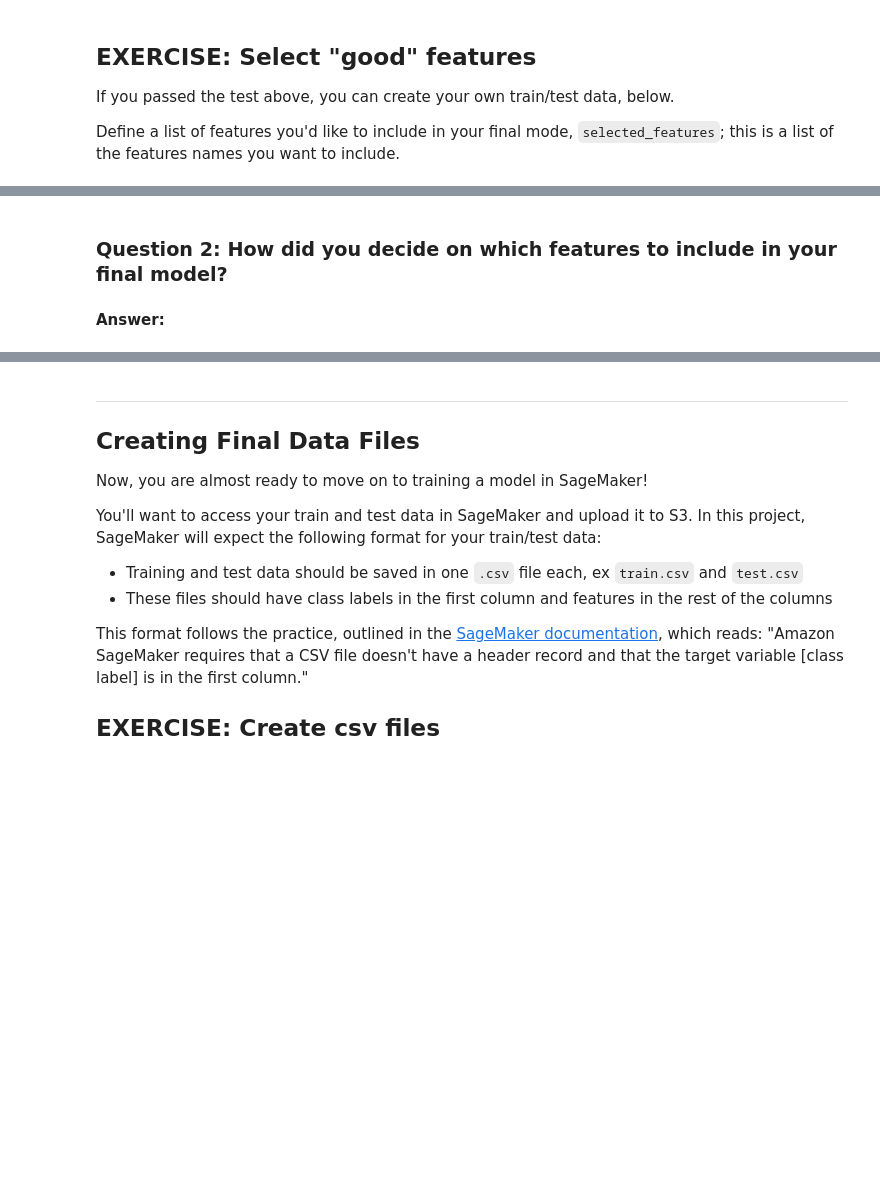
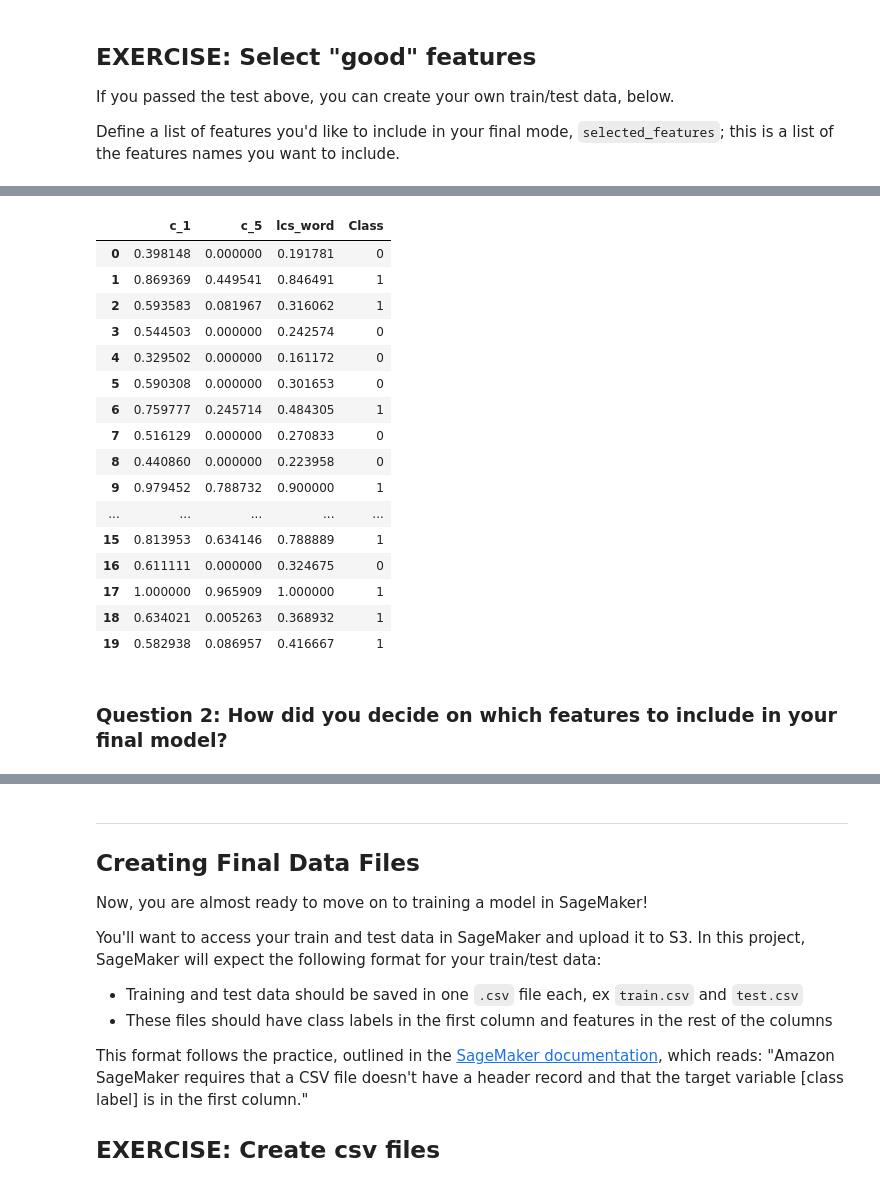
Before and after one commit to dbbrandt/project_plagiarism_detection_dbb, a Jupyter notebook: 2_Plagiarism_Feature_Engineering.ipynb, the cells around one changed output, grey strips where cells are left out. Drawn from its saved outputs; the diff is of its cells as text; code cells hidden in the pictures; blank space fills up the shorter version.

```diff
--- a/2_Plagiarism_Feature_Engineering.ipynb
+++ b/2_Plagiarism_Feature_Engineering.ipynb
@@ -888,4 +994,25 @@ print('Training df sample: \n', train_x[:10])
+# %%
+train_d = pd.DataFrame(train_x[:20])
+train_d['y'] = train_y[:20]
+train_d.columns=selected_features+['Class']
+train_d
+# %% [output]
+|  | c_1 | c_5 | lcs_word | Class |
+| 0 | 0.398148 | 0.000000 | 0.191781 | 0 |
+| 1 | 0.869369 | 0.449541 | 0.846491 | 1 |
+| 2 | 0.593583 | 0.081967 | 0.316062 | 1 |
+| 3 | 0.544503 | 0.000000 | 0.242574 | 0 |
+| 4 | 0.329502 | 0.000000 | 0.161172 | 0 |
+| 5 | 0.590308 | 0.000000 | 0.301653 | 0 |
+| 6 | 0.759777 | 0.245714 | 0.484305 | 1 |
+| 7 | 0.516129 | 0.000000 | 0.270833 | 0 |
+| 8 | 0.440860 | 0.000000 | 0.223958 | 0 |
+| 9 | 0.979452 | 0.788732 | 0.900000 | 1 |
+| ... | ... | ... | ... | ... |
+| 15 | 0.813953 | 0.634146 | 0.788889 | 1 |
+| 16 | 0.611111 | 0.000000 | 0.324675 | 0 |
+| 17 | 1.000000 | 0.965909 | 1.000000 | 1 |
+| 18 | 0.634021 | 0.005263 | 0.368932 | 1 |
+| 19 | 0.582938 | 0.086957 | 0.416667 | 1 |
 # %% [markdown]
 ### Question 2: How did you decide on which features to include in your final model?
-# %% [markdown]
-**Answer:**
```
Also changed, not shown: parts of 13 cells of this notebook.
